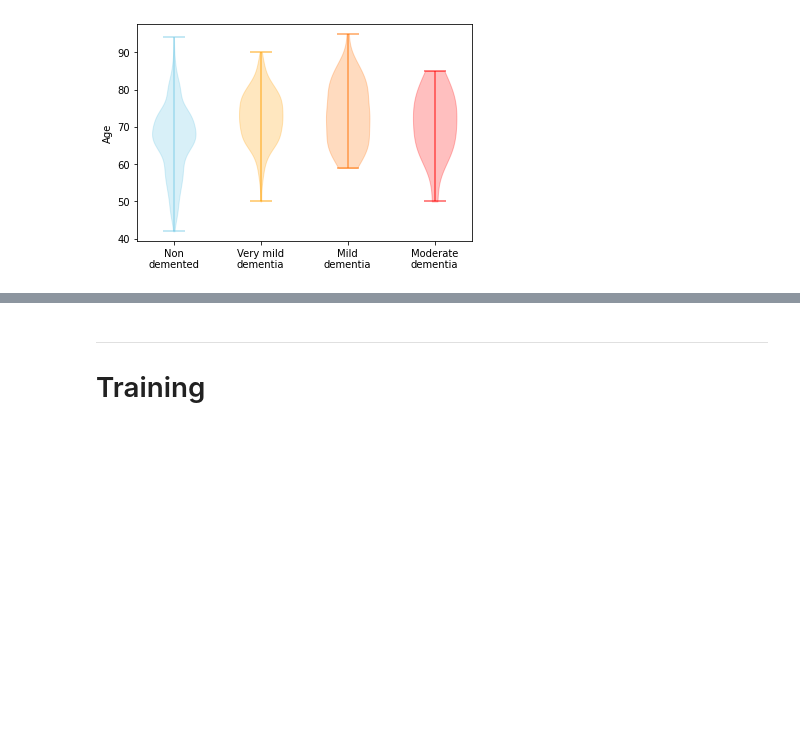
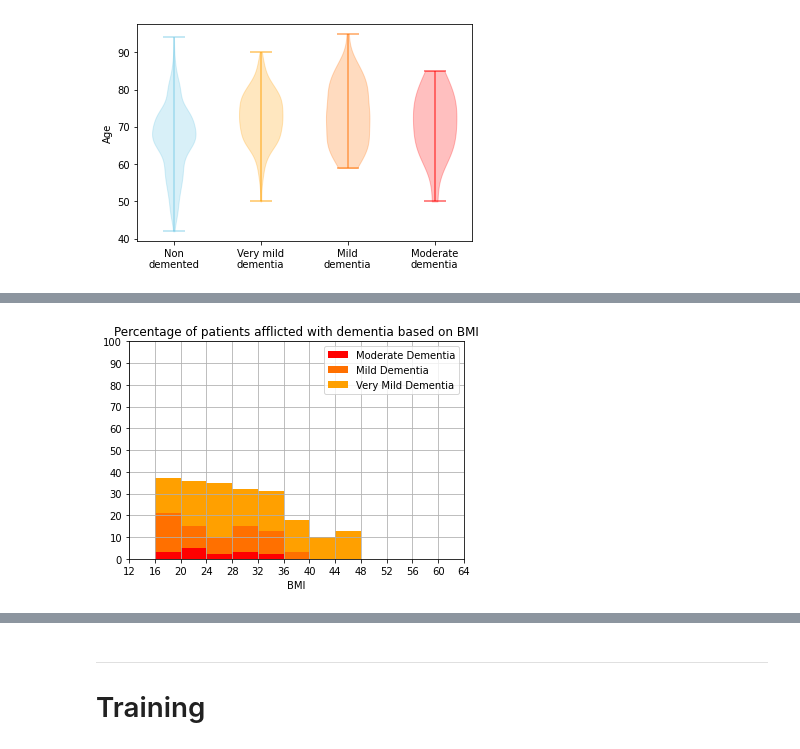
Before and after one commit to xCocco0/alzheimer-recognition, a Jupyter notebook: alzheimer.ipynb, the cells around one changed output, grey strips where cells are left out. Cells and saved outputs as stored; diff of their text form; code cells hidden in the pictures; blank space fills up the shorter version.

```diff
--- a/alzheimer.ipynb
+++ b/alzheimer.ipynb
@@ -168,3 +175,42 @@ plt.show()
+# %%
+delta = 4
+numbars = 20
+hist = np.zeros((numbars,5))
+hist_labels = np.arange(delta/2,delta*(numbars+1/2),delta)
+mapind = {0.0:1, 0.5:2, 1.0:3, 2.0:4}
+
+dfbmi = df.loc[:,["Height","Weight","cdr"]]
+dfbmi["bmi"] = (1000000*df["Weight"])/(df["Height"]**2)
+#print(dfbmi)
+
+for index, row in dfbmi.iterrows():
+  hist[int(row["bmi"]/delta), mapind[row["cdr"]]] += 1
+  hist[int(row["bmi"]/delta), 0] += 1
+#print(hist)
+for row in hist:
+  for i in range(1,5):
+    if row[0] == 0:
+      row[i] = 0
+    else:
+      row[i] = np.ceil(100 * row[i] / row[0])
+#print(hist)
+
+fig, ax = plt.subplots()
+ax.bar(hist_labels, hist[:,4], width = delta, color = "#FF0000", label = "Moderate Dementia")
+ax.bar(hist_labels, hist[:,3], width = delta, bottom = hist[:,4], color = "#FF7000", label = "Mild Dementia")
+ax.bar(hist_labels, hist[:,2], width = delta, bottom = hist[:,4]+hist[:,3], color = "#FFA000", label = "Very Mild Dementia")
+#ax.bar(hist_labels, hist[:,1], width = 10, bottom = hist[:,4]+hist[:,3]+hist[:,2], color = "#64C4E4")
+ax.set_title("Percentage of patients afflicted with dementia based on BMI")
+ax.set_ylim(0,100)
+ax.set_xlim(12,48)
+ax.set_xticks(range(12,delta*16+1,delta))
+ax.set_yticks(range(0,101,10))
+ax.grid()
+ax.set_xlabel("BMI")
+ax.legend()
+plt.show()
+# %% [output]
+[figure, added]
 # %%
 fig, ax = plt.subplots(figsize=(6,6))
 handness = np.empty((4,3))
```
Also changed, not shown: parts of 7 cells of this notebook.
